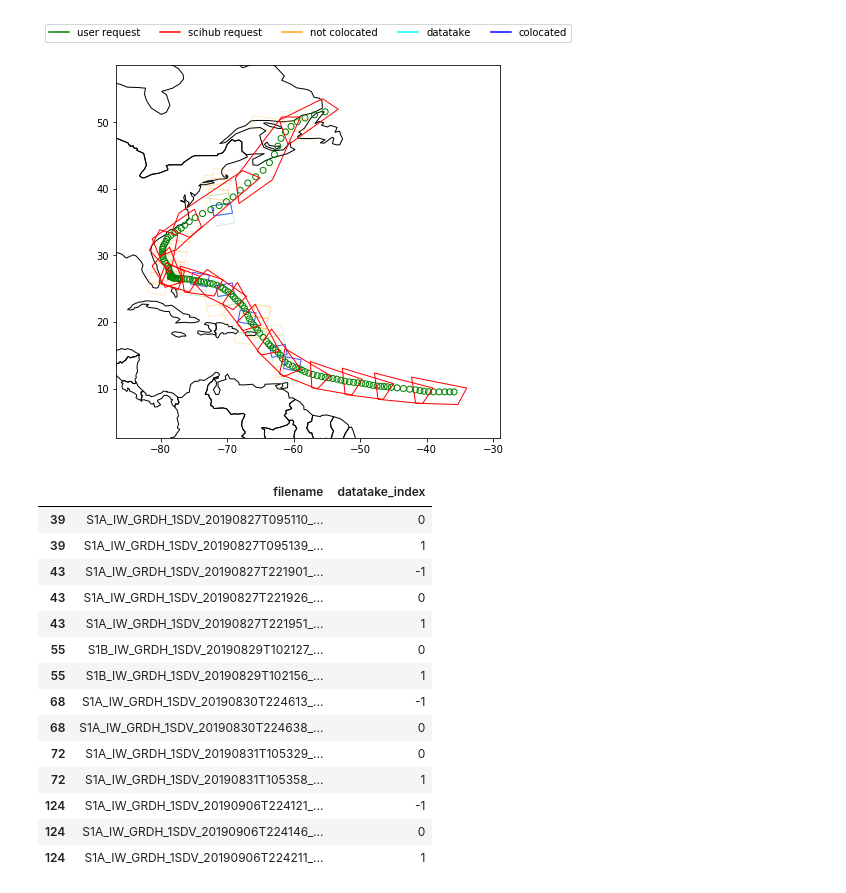
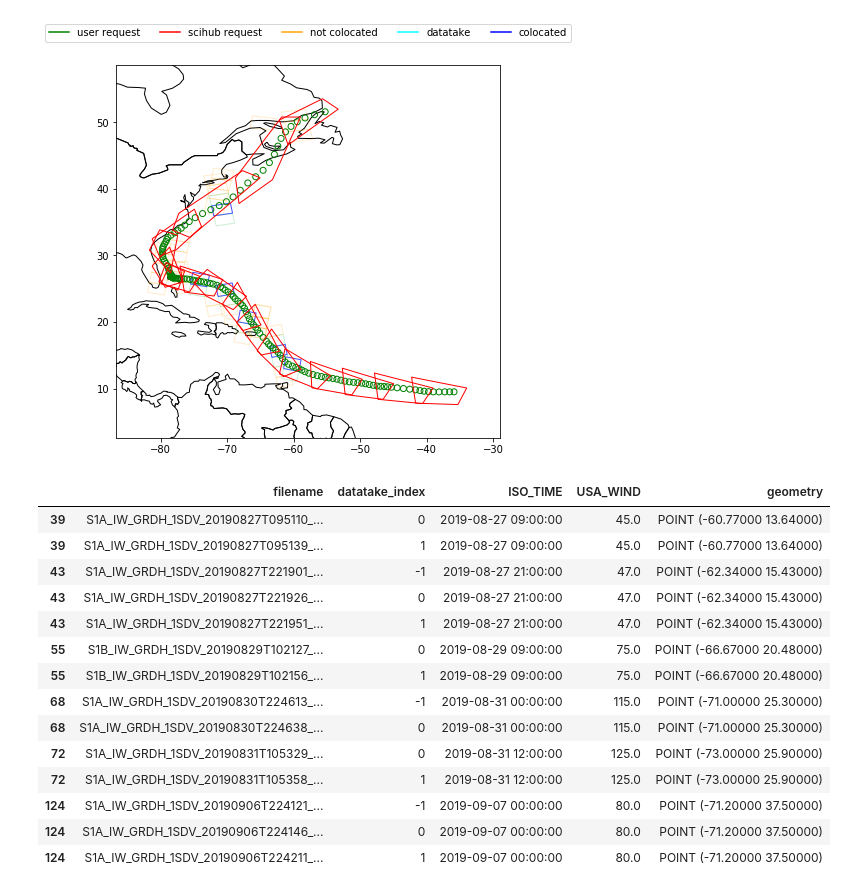
Before and after one commit to oarcher/sentinelrequest, a Jupyter notebook: README.ipynb, the cells around one changed output. Drawn from its saved outputs; the diff is of its cells as text; code cells hidden in the pictures.

```diff
--- a/README.ipynb
+++ b/README.ipynb
@@ -248,20 +249,20 @@ INFO:sentinelRequest:from 2019-09-07 10:30:00 to 2019-09-08 10:30:00 : 0/4 SAFES
 INFO:sentinelRequest:from 2019-09-08 10:30:00 to 2019-09-09 01:30:00 : 0/0 SAFES
 [figure]
 # %%
-safes[['filename','datatake_index']]
+safes[['filename','datatake_index']].merge(gdf_track,left_index=True,right_index=True)
 # %% [output]
-|  | filename | datatake_index |
-| 39 | S1A_IW_GRDH_1SDV_20190827T095110_... | 0 |
-| 39 | S1A_IW_GRDH_1SDV_20190827T095139_... | 1 |
-| 43 | S1A_IW_GRDH_1SDV_20190827T221901_... | -1 |
-| 43 | S1A_IW_GRDH_1SDV_20190827T221926_... | 0 |
-| 43 | S1A_IW_GRDH_1SDV_20190827T221951_... | 1 |
-| 55 | S1B_IW_GRDH_1SDV_20190829T102127_... | 0 |
-| 55 | S1B_IW_GRDH_1SDV_20190829T102156_... | 1 |
-| 68 | S1A_IW_GRDH_1SDV_20190830T224613_... | -1 |
-| 68 | S1A_IW_GRDH_1SDV_20190830T224638_... | 0 |
-| 72 | S1A_IW_GRDH_1SDV_20190831T105329_... | 0 |
-| 72 | S1A_IW_GRDH_1SDV_20190831T105358_... | 1 |
-| 124 | S1A_IW_GRDH_1SDV_20190906T224121_... | -1 |
-| 124 | S1A_IW_GRDH_1SDV_20190906T224146_... | 0 |
-| 124 | S1A_IW_GRDH_1SDV_20190906T224211_... | 1 |
+|  | filename | datatake_index | ISO_TIME | USA_WIND | geometry |
+| 39 | S1A_IW_GRDH_1SDV_20190827T095110_... | 0 | 2019-08-27 09:00:00 | 45.0 | POINT (-60.77000 13.64000) |
+| 39 | S1A_IW_GRDH_1SDV_20190827T095139_... | 1 | 2019-08-27 09:00:00 | 45.0 | POINT (-60.77000 13.64000) |
+| 43 | S1A_IW_GRDH_1SDV_20190827T221901_... | -1 | 2019-08-27 21:00:00 | 47.0 | POINT (-62.34000 15.43000) |
+| 43 | S1A_IW_GRDH_1SDV_20190827T221926_... | 0 | 2019-08-27 21:00:00 | 47.0 | POINT (-62.34000 15.43000) |
+| 43 | S1A_IW_GRDH_1SDV_20190827T221951_... | 1 | 2019-08-27 21:00:00 | 47.0 | POINT (-62.34000 15.43000) |
+| 55 | S1B_IW_GRDH_1SDV_20190829T102127_... | 0 | 2019-08-29 09:00:00 | 75.0 | POINT (-66.67000 20.48000) |
+| 55 | S1B_IW_GRDH_1SDV_20190829T102156_... | 1 | 2019-08-29 09:00:00 | 75.0 | POINT (-66.67000 20.48000) |
+| 68 | S1A_IW_GRDH_1SDV_20190830T224613_... | -1 | 2019-08-31 00:00:00 | 115.0 | POINT (-71.00000 25.30000) |
+| 68 | S1A_IW_GRDH_1SDV_20190830T224638_... | 0 | 2019-08-31 00:00:00 | 115.0 | POINT (-71.00000 25.30000) |
+| 72 | S1A_IW_GRDH_1SDV_20190831T105329_... | 0 | 2019-08-31 12:00:00 | 125.0 | POINT (-73.00000 25.90000) |
+| 72 | S1A_IW_GRDH_1SDV_20190831T105358_... | 1 | 2019-08-31 12:00:00 | 125.0 | POINT (-73.00000 25.90000) |
+| 124 | S1A_IW_GRDH_1SDV_20190906T224121_... | -1 | 2019-09-07 00:00:00 | 80.0 | POINT (-71.20000 37.50000) |
+| 124 | S1A_IW_GRDH_1SDV_20190906T224146_... | 0 | 2019-09-07 00:00:00 | 80.0 | POINT (-71.20000 37.50000) |
+| 124 | S1A_IW_GRDH_1SDV_20190906T224211_... | 1 | 2019-09-07 00:00:00 | 80.0 | POINT (-71.20000 37.50000) |
```
Also changed, not shown: parts of 3 cells of this notebook, 1 other file.
